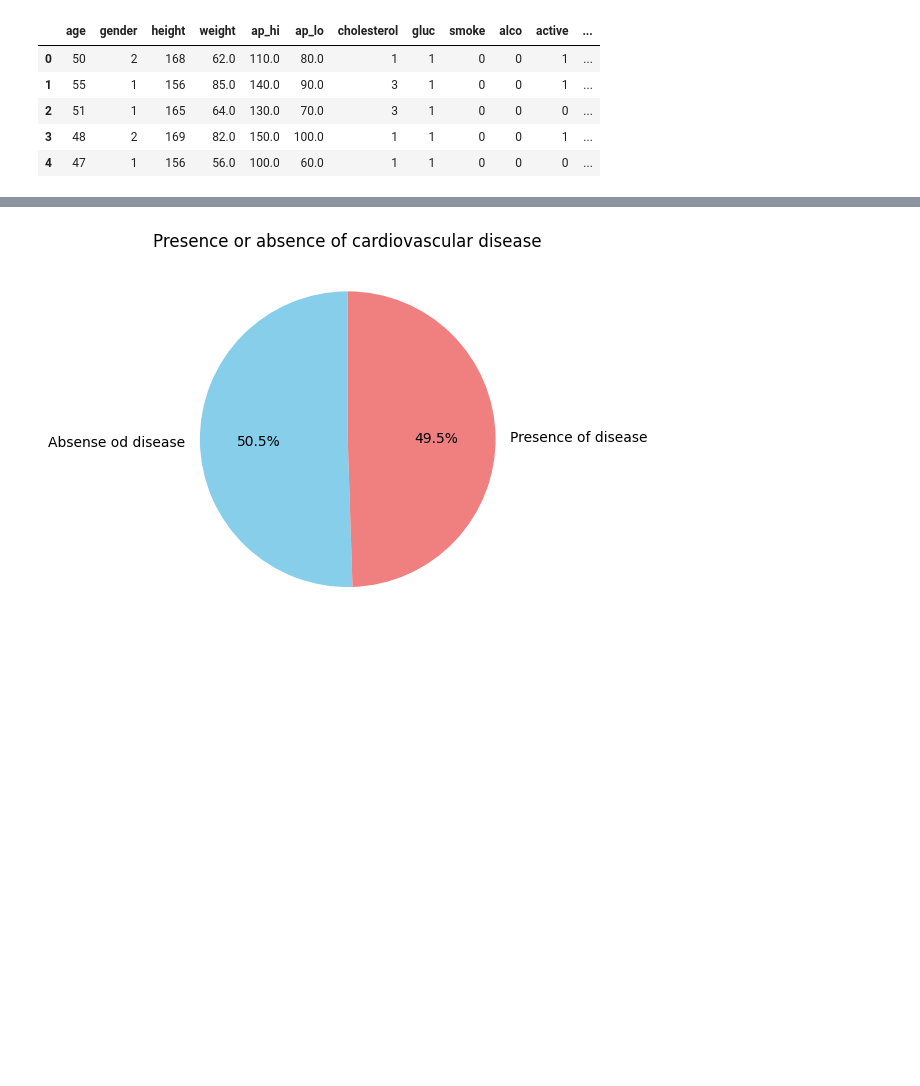
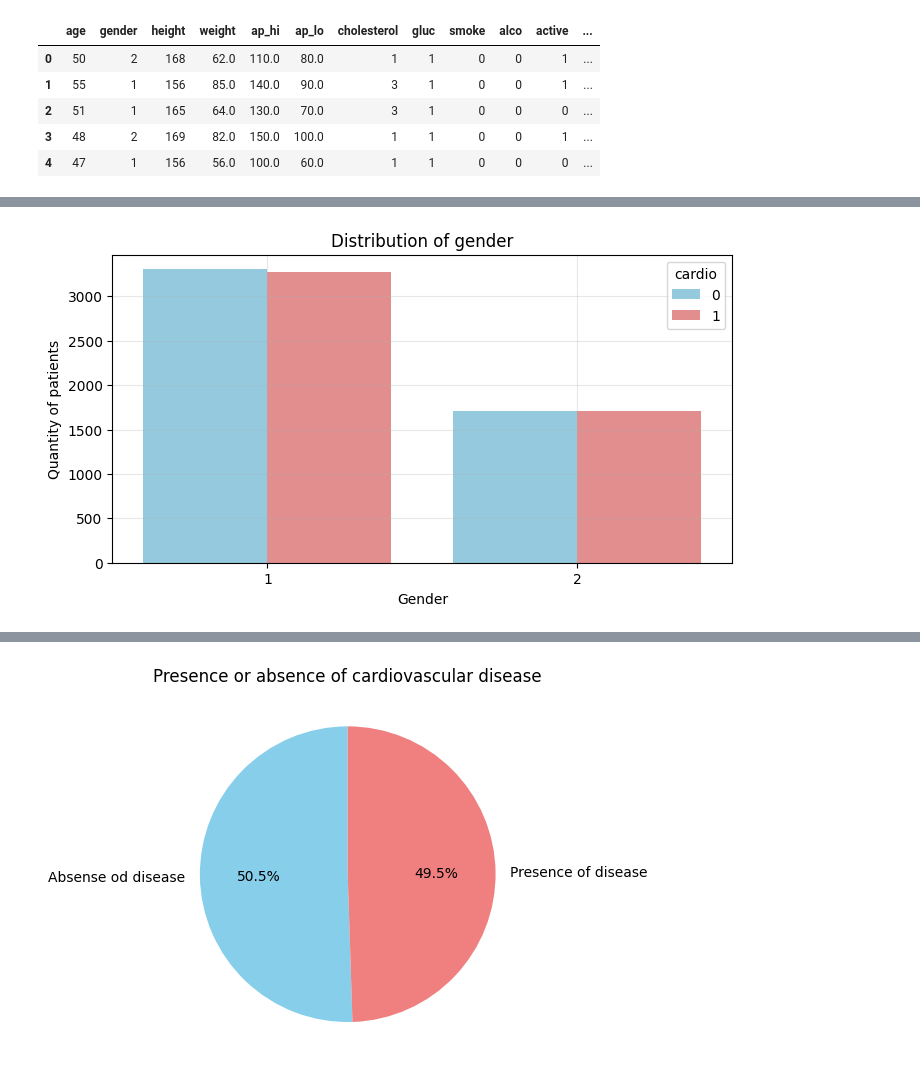
Before and after one commit to lorenzomazzante/Cardiovascular-Disease-Prediction, a Jupyter notebook: Dataset_visualizing.ipynb, the cells around one changed output, grey strips where cells are left out. Cells and saved outputs as stored; diff of their text form; code cells hidden in the pictures; blank space fills up the shorter version.

```diff
--- a/Dataset_visualizing.ipynb
+++ b/Dataset_visualizing.ipynb
@@ -130,0 +131,23 @@ plot_2d_by_label(data_train, 'ap_hi', 'ap_lo')
+# %%
+def plot_bar_by_label(data, variable, objectif='cardio'):
+    """
+    Crea un gráfico de barras agrupadas entre una variable categórica y la variable objetivo (por defecto 'cardio').
+
+    Parámetros:
+    - data: DataFrame de pandas
+    - variable: nombre de la columna categórica (string)
+    - objetivo: nombre de la variable objetivo (string, por defecto 'cardio')
+    """
+    plt.figure(figsize=(8,4))
+    sns.countplot(data=data, x=variable, hue=objectif, palette=['skyblue', 'lightcoral'])
+
+    plt.title(f'Distribution of {variable}')
+    plt.xlabel(variable.capitalize())
+    plt.ylabel('Quantity of patients')
+    plt.legend(title=objectif, labels=['0', '1'])
+    plt.grid(alpha=0.3)
+    plt.show()
+# %%
+plot_bar_by_label(data_train, 'gender')
+# %% [output]
+[figure, added]
```
Also changed, not shown: parts of 16 cells of this notebook.
